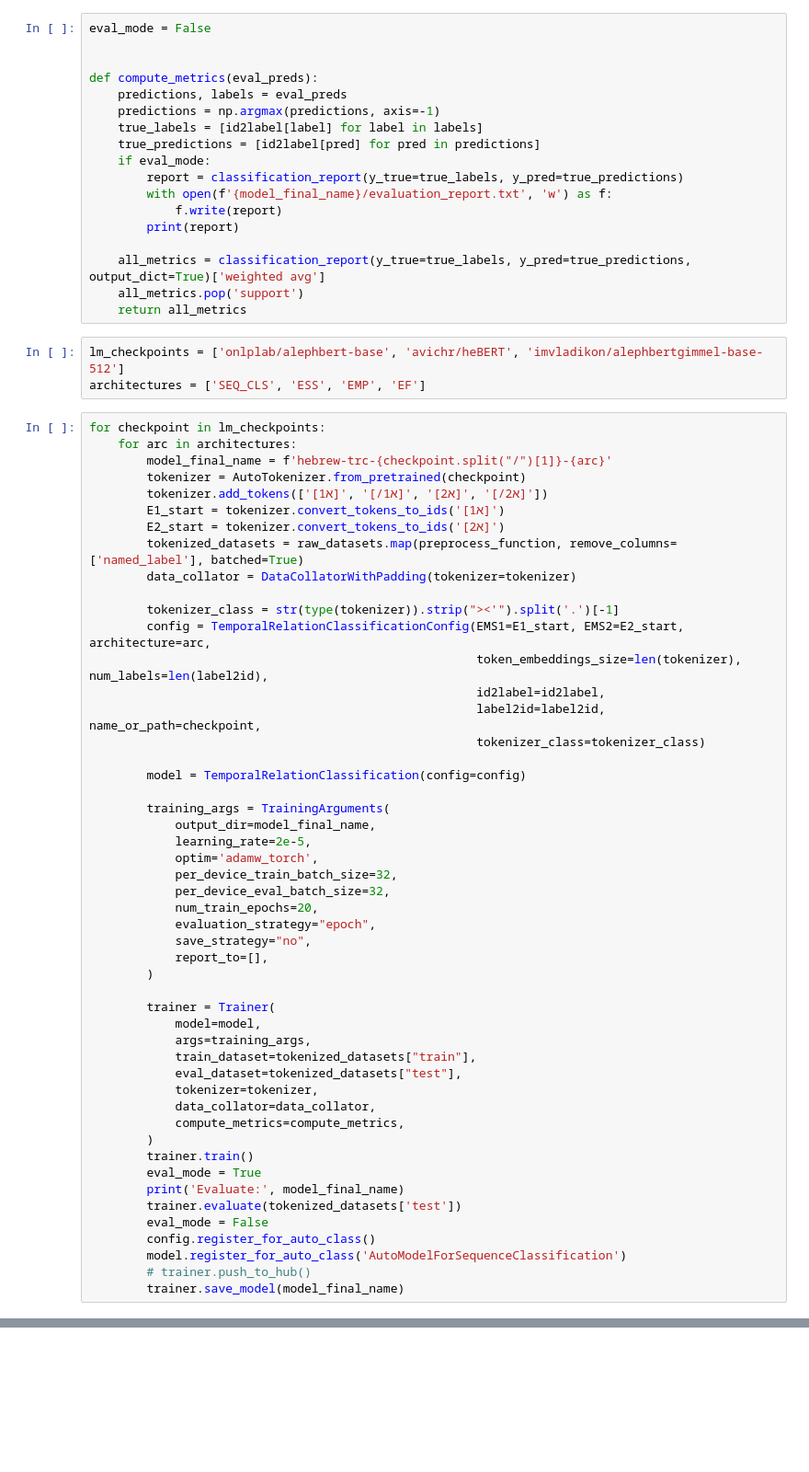
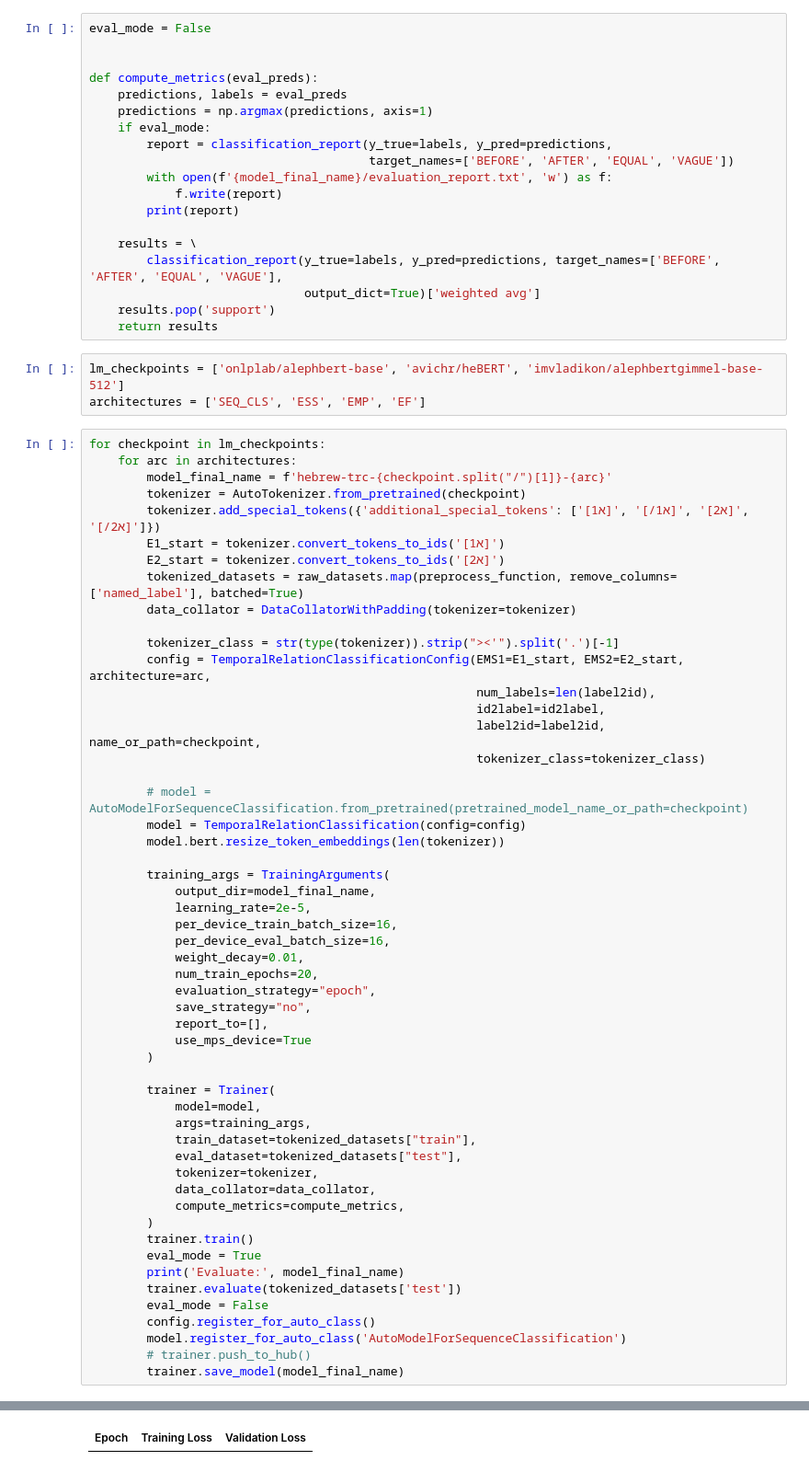
Before and after one commit to shahafp/TRC-Hebrew, a Jupyter notebook: trc_model_training.ipynb, the cells around one changed output, grey strips where cells are left out. Shown at 92% size. Drawn from its saved outputs; the diff is of its cells as text; blank space fills up the shorter version.

Commit message:
model

```diff
--- a/trc_model_training.ipynb
+++ b/trc_model_training.ipynb
@@ -27,18 +30,19 @@ eval_mode = False
 
 def compute_metrics(eval_preds):
     predictions, labels = eval_preds
-    predictions = np.argmax(predictions, axis=-1)
-    true_labels = [id2label[label] for label in labels]
-    true_predictions = [id2label[pred] for pred in predictions]
+    predictions = np.argmax(predictions, axis=1)
     if eval_mode:
-        report = classification_report(y_true=true_labels, y_pred=true_predictions)
+        report = classification_report(y_true=labels, y_pred=predictions,
+                                       target_names=['BEFORE', 'AFTER', 'EQUAL', 'VAGUE'])
         with open(f'{model_final_name}/evaluation_report.txt', 'w') as f:
             f.write(report)
         print(report)
 
-    all_metrics = classification_report(y_true=true_labels, y_pred=true_predictions, output_dict=True)['weighted avg']
-    all_metrics.pop('support')
-    return all_metrics
+    results = \
+        classification_report(y_true=labels, y_pred=predictions, target_names=['BEFORE', 'AFTER', 'EQUAL', 'VAGUE'],
+                              output_dict=True)['weighted avg']
+    results.pop('support')
+    return results
 # %%
 lm_checkpoints = ['onlplab/alephbert-base', 'avichr/heBERT', 'imvladikon/alephbertgimmel-base-512']
 architectures = ['SEQ_CLS', 'ESS', 'EMP', 'EF']
@@ -47,7 +51,7 @@ for checkpoint in lm_checkpoints:
     for arc in architectures:
         model_final_name = f'hebrew-trc-{checkpoint.split("/")[1]}-{arc}'
         tokenizer = AutoTokenizer.from_pretrained(checkpoint)
-        tokenizer.add_tokens(['[א1]', '[/א1]', '[א2]', '[/א2]'])
+        tokenizer.add_special_tokens({'additional_special_tokens': ['[א1]', '[/א1]', '[א2]', '[/א2]']})
         E1_start = tokenizer.convert_tokens_to_ids('[א1]')
         E2_start = tokenizer.convert_tokens_to_ids('[א2]')
         tokenized_datasets = raw_datasets.map(preprocess_function, remove_columns=['named_label'], batched=True)
@@ -55,23 +59,26 @@ for checkpoint in lm_checkpoints:
 
         tokenizer_class = str(type(tokenizer)).strip("><'").split('.')[-1]
         config = TemporalRelationClassificationConfig(EMS1=E1_start, EMS2=E2_start, architecture=arc,
-                                                      token_embeddings_size=len(tokenizer), num_labels=len(label2id),
+                                                      num_labels=len(label2id),
                                                       id2label=id2label,
                                                       label2id=label2id, name_or_path=checkpoint,
                                                       tokenizer_class=tokenizer_class)
 
+        # model = AutoModelForSequenceClassification.from_pretrained(pretrained_model_name_or_path=checkpoint)
         model = TemporalRelationClassification(config=config)
+        model.bert.resize_token_embeddings(len(tokenizer))
 
         training_args = TrainingArguments(
             output_dir=model_final_name,
             learning_rate=2e-5,
-            optim='adamw_torch',
-            per_device_train_batch_size=32,
-            per_device_eval_batch_size=32,
+            per_device_train_batch_size=16,
+            per_device_eval_batch_size=16,
+            weight_decay=0.01,
             num_train_epochs=20,
             evaluation_strategy="epoch",
             save_strategy="no",
             report_to=[],
+            use_mps_device=True
         )
 
         trainer = Trainer(
@@ -92,3 +99,4 @@ for checkpoint in lm_checkpoints:
         model.register_for_auto_class('AutoModelForSequenceClassification')
         # trainer.push_to_hub()
         trainer.save_model(model_final_name)
+# %% [output]
@@ -94,0 +116 @@ for checkpoint in lm_checkpoints:
+| Epoch | Training Loss | Validation Loss |
```
Also changed, not shown: parts of 3 cells of this notebook, 2 other files.
